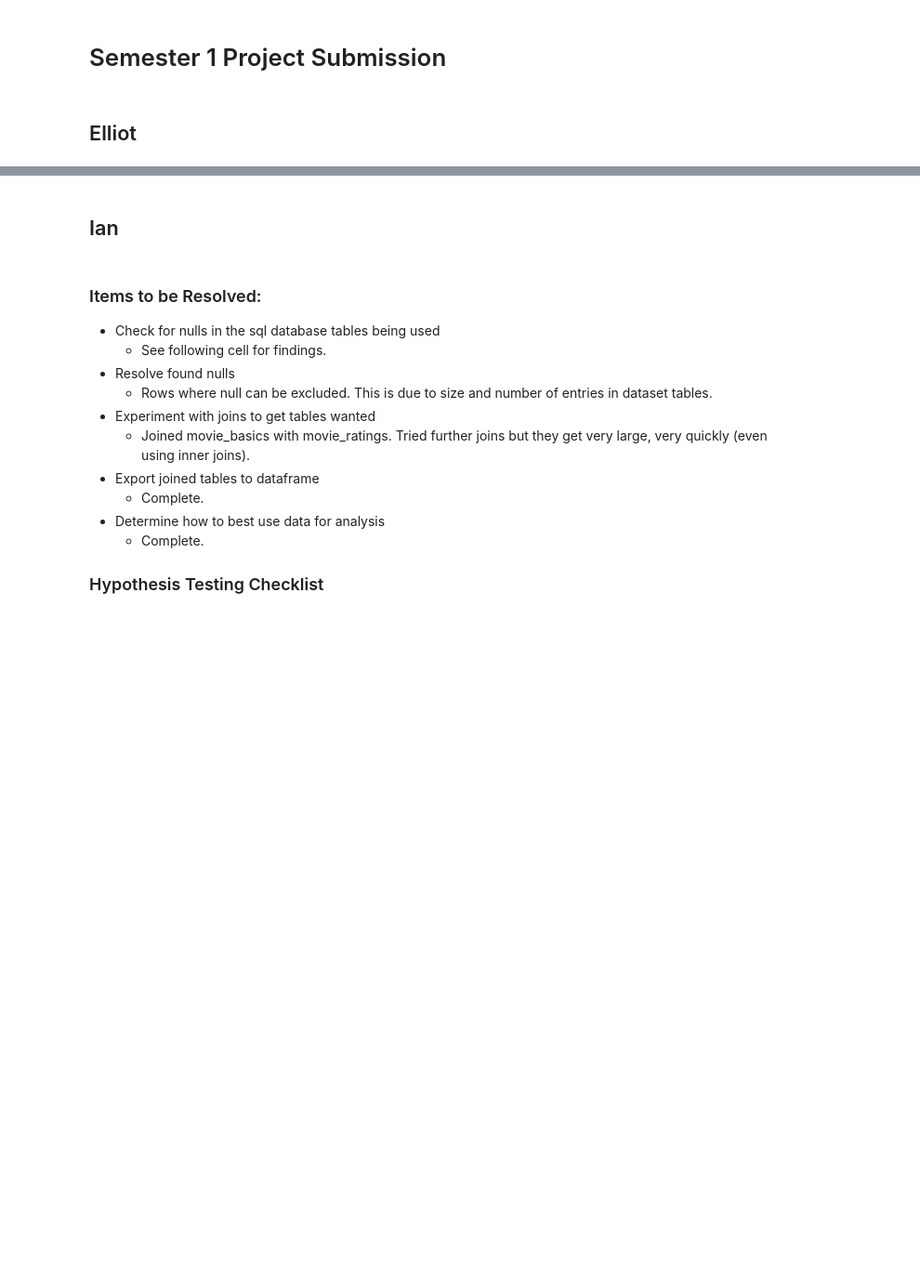
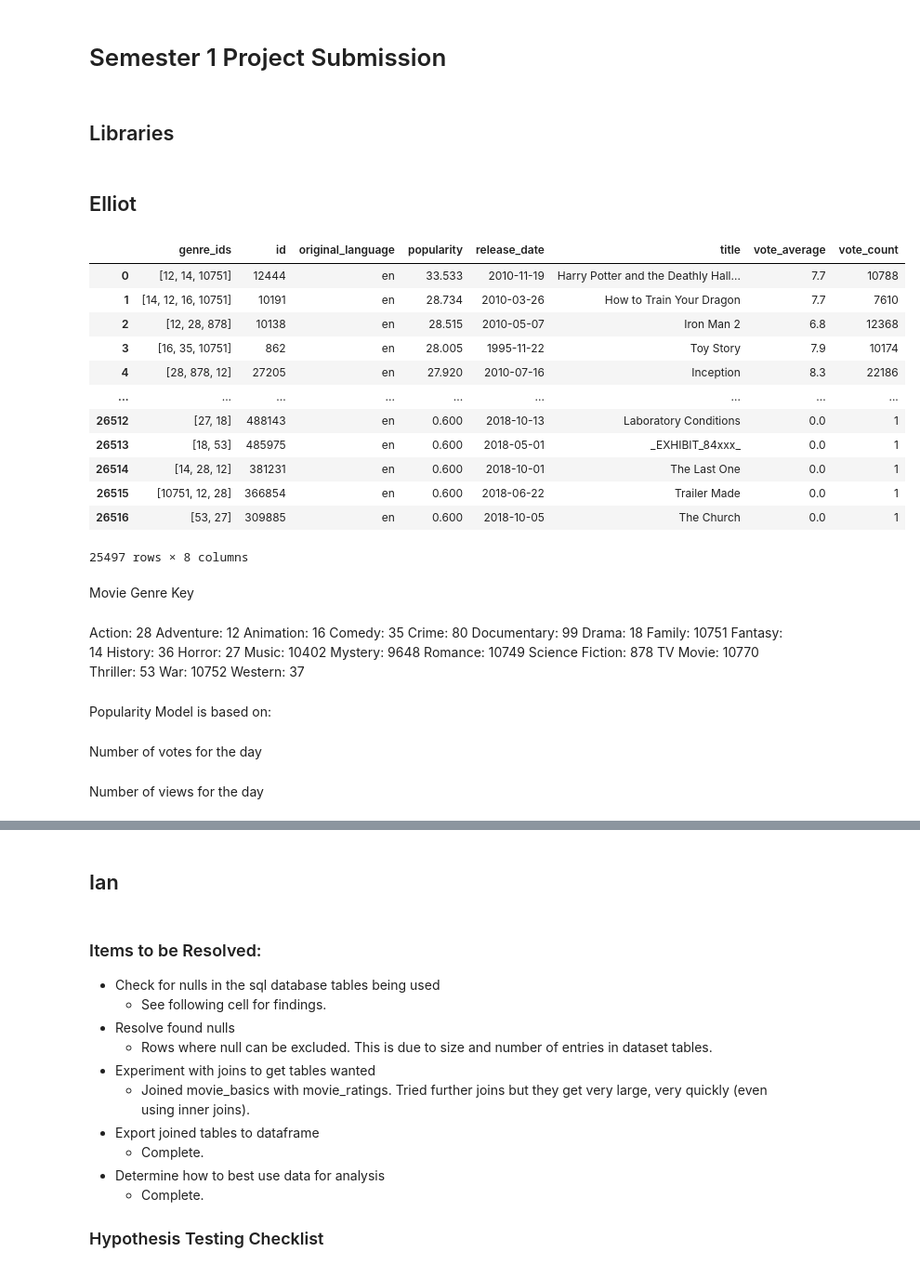
Before and after one commit to mfFrida/Capstone-Project-Semester-1, a Jupyter notebook: student.ipynb, the cells around one changed output, grey strips where cells are left out. Shown at 93% size. Drawn from its saved outputs; the diff is of its cells as text; code cells hidden in the pictures; blank space fills up the shorter version.

```diff
--- a/student.ipynb
+++ b/student.ipynb
@@ -1,2 +1,4 @@
 # %% [markdown]
 # Semester 1 Project Submission
+# %% [markdown]
+## Libraries
@@ -6,0 +28,38 @@
+# %%
+#read tmdb file, make sure values are in the same format, and drop null values
+tmdb_movie_db = pd.read_csv('databases/tmdb.movies.csv', na_filter=True, na_values='[]', encoding = 'utf-8', index_col = 0)
+tmdb_movie_db.dropna()
+#drop extra title column
+tmdb_movie_db = tmdb_movie_db.drop('original_title', axis = 1)
+#standardize release date into date format
+tmdb_movie_db['release_date'] = pd.to_datetime(tmdb_movie_db['release_date'])
+#strip whitespace from title
+tmdb_movie_db['title'] = tmdb_movie_db['title'].str.strip()
+#remove duplicates
+tmdb_movie_db = tmdb_movie_db.drop_duplicates()
+
+tmdb_movie_db
+# %% [output]
+|  | genre_ids | id | original_language | popularity | release_date | title | vote_average | vote_count |
+| 0 | [12, 14, 10751] | 12444 | en | 33.533 | 2010-11-19 | Harry Potter and the Deathly Hall... | 7.7 | 10788 |
+| 1 | [14, 12, 16, 10751] | 10191 | en | 28.734 | 2010-03-26 | How to Train Your Dragon | 7.7 | 7610 |
+| 2 | [12, 28, 878] | 10138 | en | 28.515 | 2010-05-07 | Iron Man 2 | 6.8 | 12368 |
+| 3 | [16, 35, 10751] | 862 | en | 28.005 | 1995-11-22 | Toy Story | 7.9 | 10174 |
+| 4 | [28, 878, 12] | 27205 | en | 27.920 | 2010-07-16 | Inception | 8.3 | 22186 |
+| ... | ... | ... | ... | ... | ... | ... | ... | ... |
+| 26512 | [27, 18] | 488143 | en | 0.600 | 2018-10-13 | Laboratory Conditions | 0.0 | 1 |
+| 26513 | [18, 53] | 485975 | en | 0.600 | 2018-05-01 | _EXHIBIT_84xxx_ | 0.0 | 1 |
+| 26514 | [14, 28, 12] | 381231 | en | 0.600 | 2018-10-01 | The Last One | 0.0 | 1 |
+| 26515 | [10751, 12, 28] | 366854 | en | 0.600 | 2018-06-22 | Trailer Made | 0.0 | 1 |
+| 26516 | [53, 27] | 309885 | en | 0.600 | 2018-10-05 | The Church | 0.0 | 1 |
+25497 rows × 8 columns
+# %% [markdown]
+Movie Genre Key
+# %% [markdown]
+Action: 28 Adventure: 12 Animation: 16 Comedy: 35 Crime: 80 Documentary: 99 Drama: 18 Family: 10751 Fantasy: 14 History: 36 Horror: 27 Music: 10402 Mystery: 9648 Romance: 10749 Science Fiction: 878 TV Movie: 10770 Thriller: 53 War: 10752 Western: 37
+# %% [markdown]
+Popularity Model is based on:
+# %% [markdown]
+Number of votes for the day
+# %% [markdown]
+Number of views for the day
```
Also changed, not shown: parts of 185 cells of this notebook, 1 other file.
